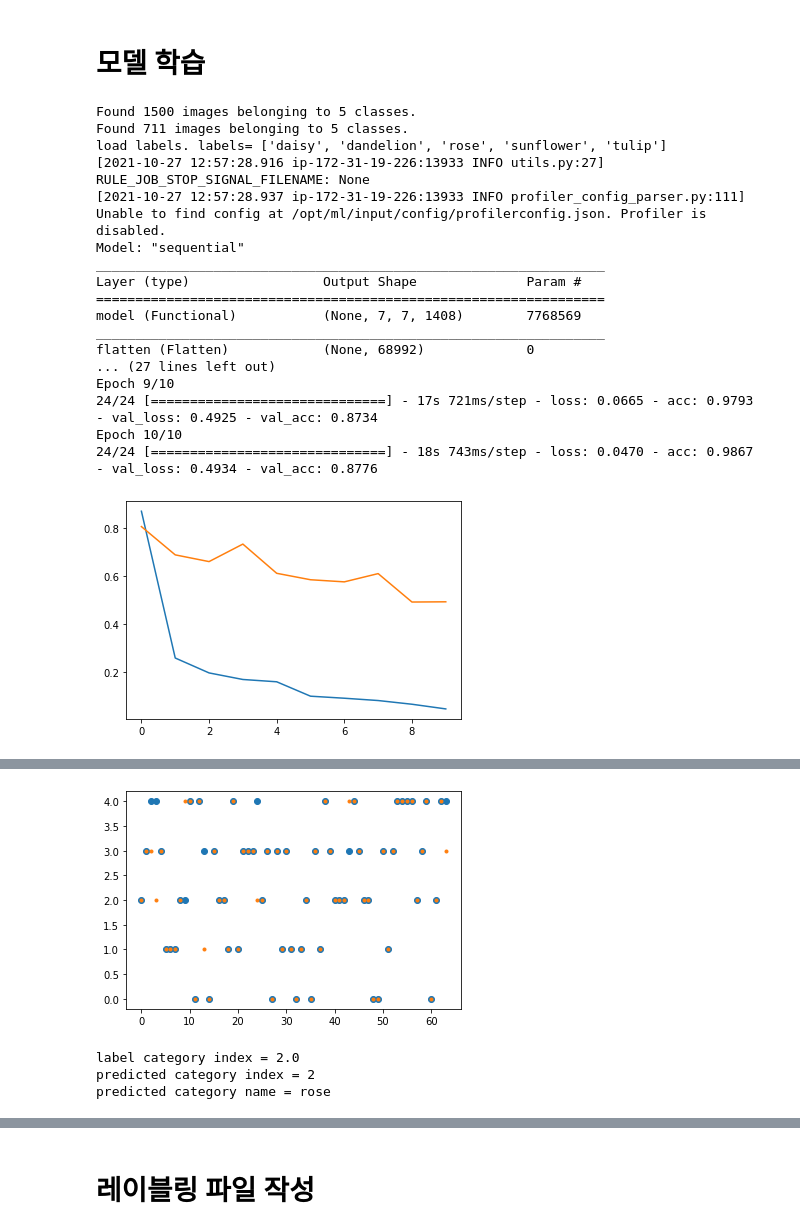
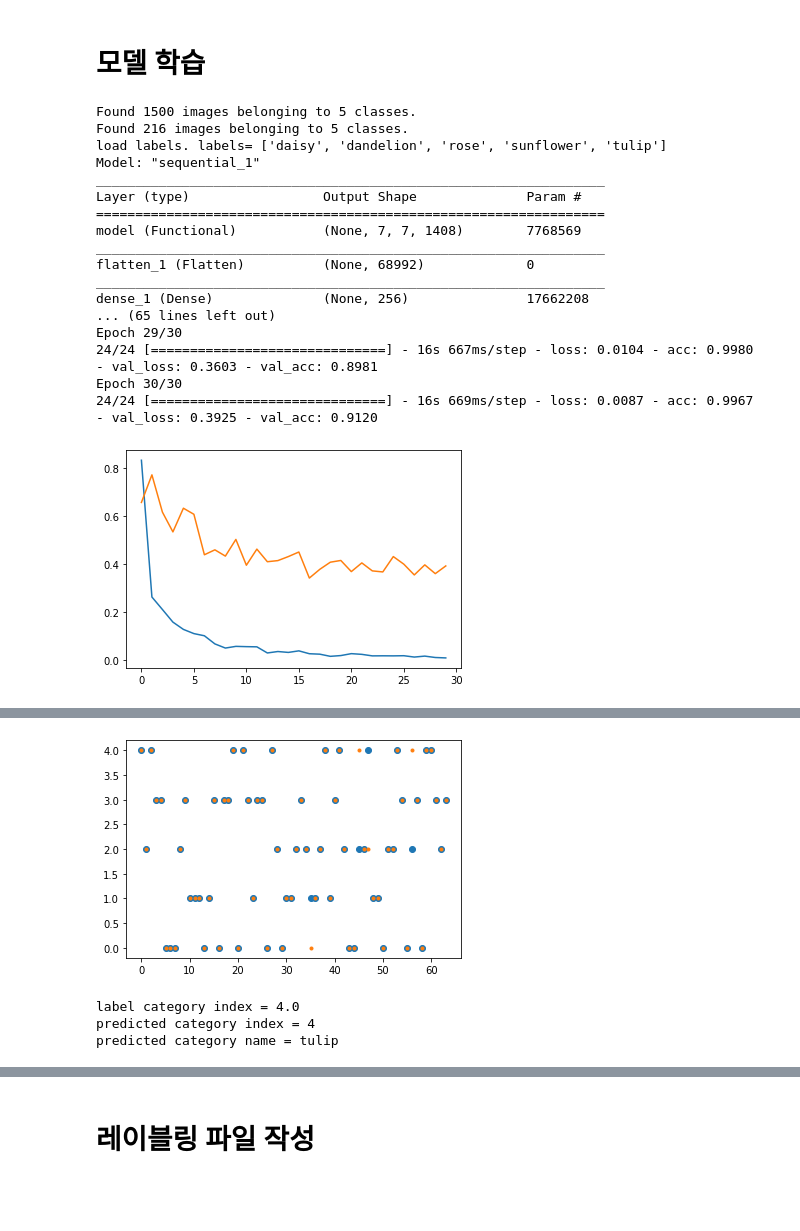
Before and after one commit to dhrim/jetson_image, a Jupyter notebook: jetson_inference/train_classification_on_server_on_keras.ipynb, the cells around one changed output, grey strips where cells are left out. Cells and saved outputs as stored; diff of their text form; code cells hidden in the pictures; blank space fills up the shorter version.

```diff
--- a/jetson_inference/train_classification_on_server_on_keras.ipynb
+++ b/jetson_inference/train_classification_on_server_on_keras.ipynb
@@ -165,7 +185,7 @@ model.summary()
 history = model.fit(
       train_data_generator,
       validation_data=test_data_generator,
-      epochs=10
+      epochs=30
 )
 
 
@@ -173,41 +193,41 @@ plt.plot(history.history['loss'])
 plt.plot(history.history['val_loss'])
 plt.show()
 
 
 loss, acc = model.evaluate(test_data_generator)
 print("loss=", loss)
 print("acc=", acc)
 
 
 
 test_x, test_y = test_data_generator.next()
 y_ = model.predict(test_x)
 predicted = np.argmax(y_, axis=-1)
 
 plt.plot(test_y[:100], "o")
 plt.plot(predicted[:100], '.')
 plt.show()
 
 
 print("label category index =", test_y[0])
 print("predicted category index =", predicted[0])
 print("predicted category name =", custom_labels[predicted[0]])
 # %% [output]
 Found 1500 images belonging to 5 classes.
-Found 711 images belonging to 5 classes.
+Found 216 images belonging to 5 classes.
 load labels. labels= ['daisy', 'dandelion', 'rose', 'sunflower', 'tulip']
-[2021-10-27 12:57:28.916 ip-172-31-19-226:13933 INFO utils.py:27] RULE_JOB_STOP_SIGNAL_FILENAME: None
-[2021-10-27 12:57:28.937 ip-172-31-19-226:13933 INFO profiler_config_parser.py:111] Unable to find config at /opt/ml/input/config/profilerconfig.json. Profiler is disabled.
-Model: "sequential"
+Model: "sequential_1"
 _________________________________________________________________
 Layer (type)                 Output Shape              Param #
 =================================================================
 model (Functional)           (None, 7, 7, 1408)        7768569
 _________________________________________________________________
-flatten (Flatten)            (None, 68992)             0
-... (27 lines left out)
-Epoch 9/10
-24/24 [==============================] - 17s 721ms/step - loss: 0.0665 - acc: 0.9793 - val_loss: 0.4925 - val_acc: 0.8734
-Epoch 10/10
-24/24 [==============================] - 18s 743ms/step - loss: 0.0470 - acc: 0.9867 - val_loss: 0.4934 - val_acc: 0.8776
+flatten_1 (Flatten)          (None, 68992)             0
+_________________________________________________________________
+dense_1 (Dense)              (None, 256)               17662208
+... (65 lines left out)
+Epoch 29/30
+24/24 [==============================] - 16s 667ms/step - loss: 0.0104 - acc: 0.9980 - val_loss: 0.3603 - val_acc: 0.8981
+Epoch 30/30
+24/24 [==============================] - 16s 669ms/step - loss: 0.0087 - acc: 0.9967 - val_loss: 0.3925 - val_acc: 0.9120
-[figure, old version]
+[figure, new version]
@@ -217,4 +237,4 @@ acc= 0.8776371479034424
-[figure, old version]
+[figure, new version]
-label category index = 2.0
-predicted category index = 2
-predicted category name = rose
+label category index = 4.0
+predicted category index = 4
+predicted category name = tulip
```
Also changed, not shown: parts of 5 cells of this notebook.
